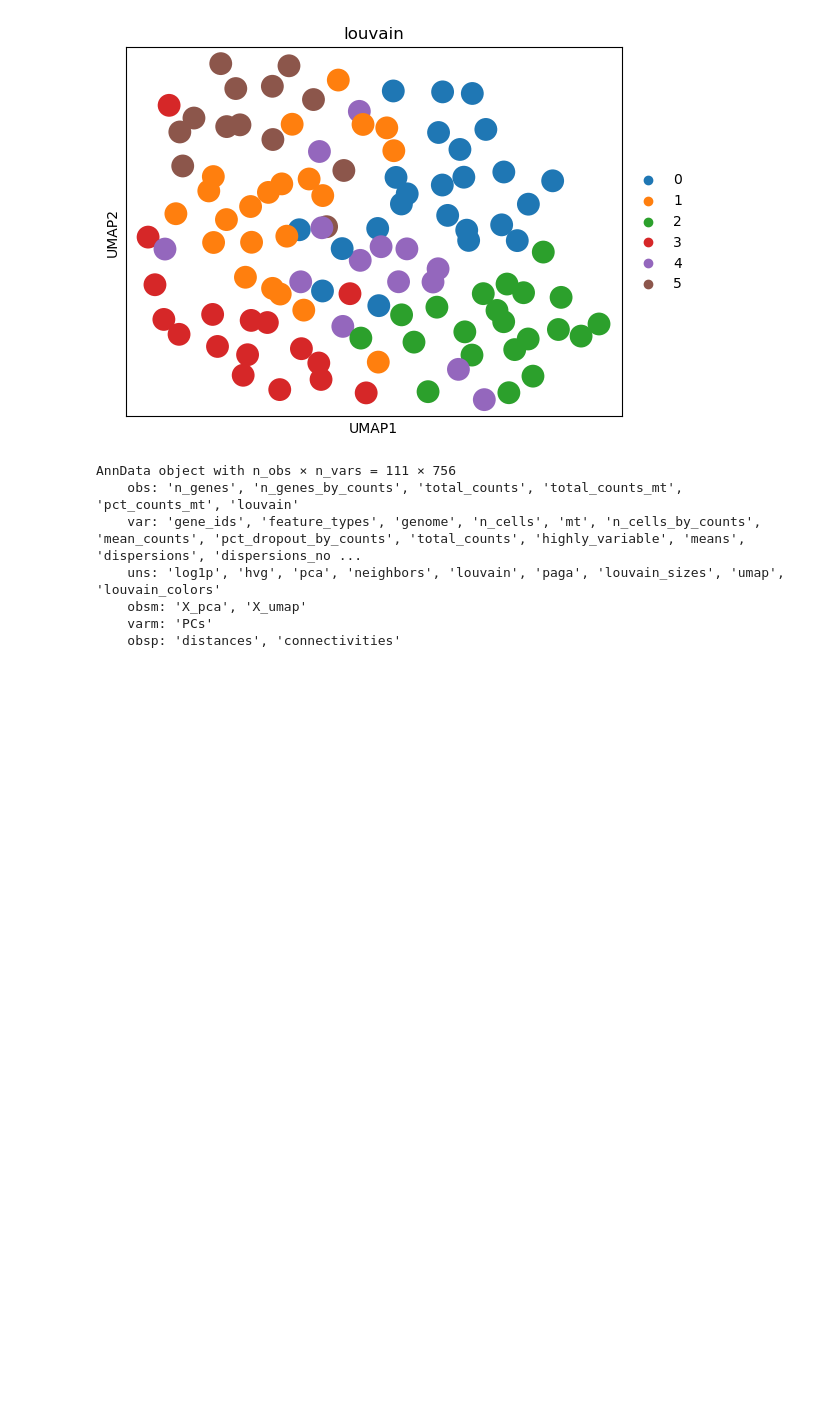
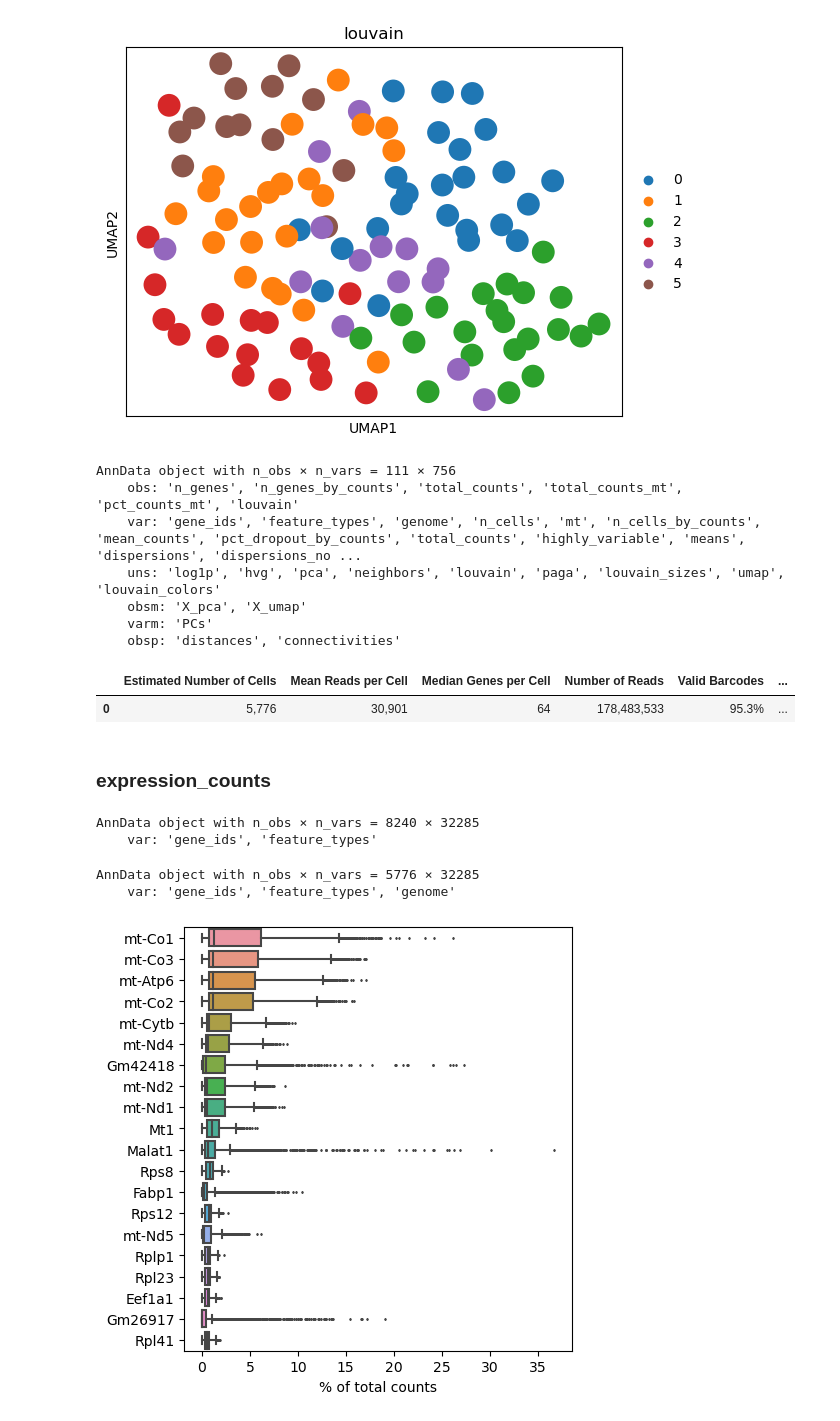
Before and after one commit to incredible-maker/Goodbye_DR.A, a Jupyter notebook: first_scanpy_try.ipynb, the cells around one changed output. Saved outputs shown, nothing was run; the diff lists cells and outputs as text; code cells hidden in the pictures; blank space fills up the shorter version.

Commit message:
Compare exp vs Crispr

```diff
--- a/first_scanpy_try.ipynb
+++ b/first_scanpy_try.ipynb
@@ -295,3 +333,26 @@ AnnData object with n_obs × n_vars = 111 × 756
     obsm: 'X_pca', 'X_umap'
     varm: 'PCs'
     obsp: 'distances', 'connectivities'
+# %%
+metrics=pd.read_csv("/wrk/jacky/organoid/counts/CRISPR_counts/outs/metrics_summary.csv")
+metrics
+# %% [output]
+|  | Estimated Number of Cells | Mean Reads per Cell | Median Genes per Cell | Number of Reads | Valid Barcodes | ... |
+| 0 | 5,776 | 30,901 | 64 | 178,483,533 | 95.3% | ... |
+# %% [markdown]
+### expression_counts
+# %%
+exp=sc.read_10x_mtx("/wrk/jacky/organoid/counts/expression_counts/outs/filtered_feature_bc_matrix")
+exp
+# %% [output]
+AnnData object with n_obs × n_vars = 8240 × 32285
+    var: 'gene_ids', 'feature_types'
+# %%
+adata2
+# %% [output]
+AnnData object with n_obs × n_vars = 5776 × 32285
+    var: 'gene_ids', 'feature_types', 'genome'
+# %%
+sc.pl.highest_expr_genes(exp, n_top=20, )
+# %% [output]
+[figure, added]
```
Also changed, not shown: parts of 8 cells of this notebook.
